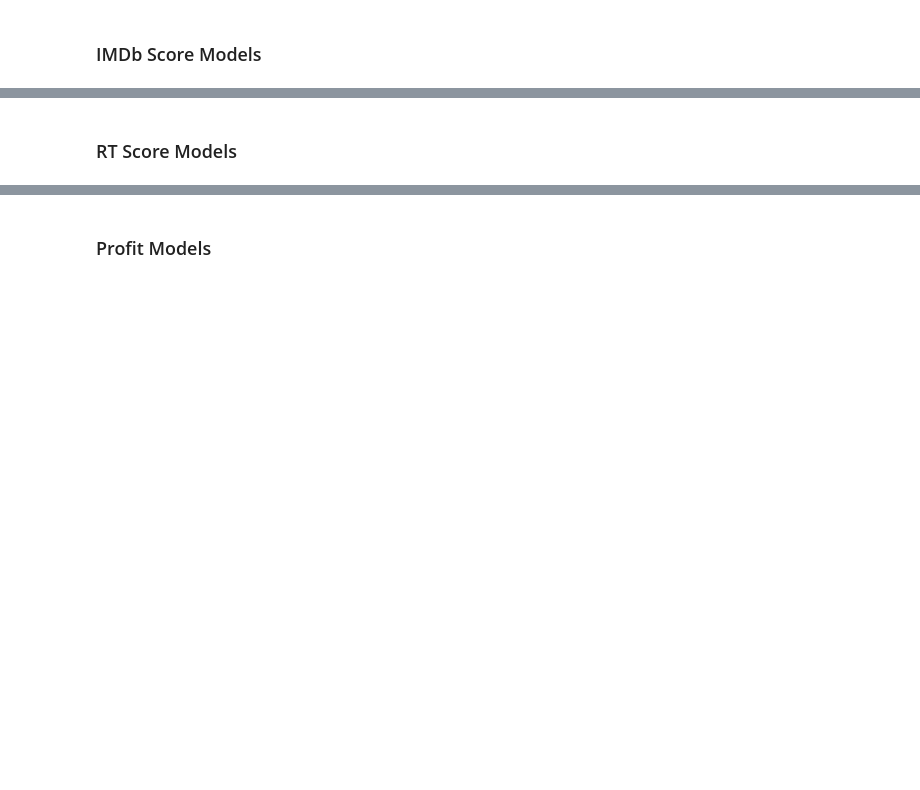
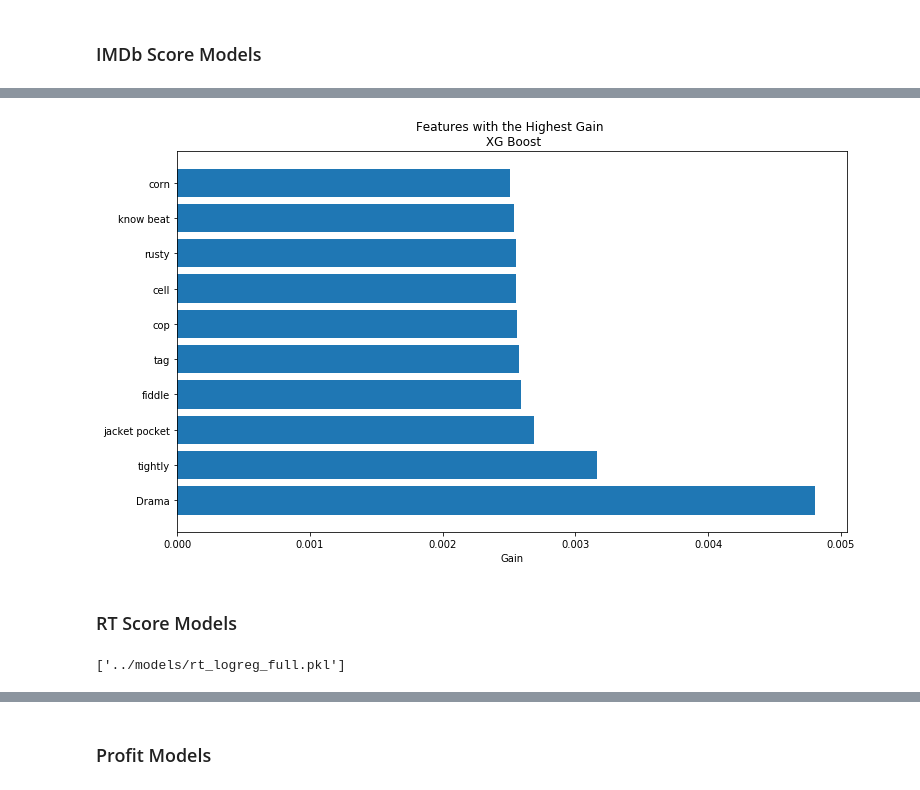
Before and after one commit to lougeo/NLP_Movie_Scripts, a Jupyter notebook: Notebooks/Model_Predict.ipynb, the cells around one changed output, grey strips where cells are left out. Drawn from its saved outputs; the diff is of its cells as text; code cells hidden in the pictures; blank space fills up the shorter version.

```diff
--- a/Notebooks/Model_Predict.ipynb
+++ b/Notebooks/Model_Predict.ipynb
@@ -109,18 +175,22 @@ joblib.dump(logreg, '../models/imdb_xgbc_full.pkl')
 # %%
-xg_coefs = pd.DataFrame({'Coef':X_train_tfidf.columns,
-                         'Value':xgbc.feature_importances_})
+xg_coefs = pd.DataFrame({'Coef':X_merged.columns,
+                         'Value':xgbc_imdb.feature_importances_})
 xg_t10 = xg_coefs.sort_values(by='Value', ascending=False).head(10)
 
 plt.figure(figsize=(12,7))
 plt.barh(xg_t10['Coef'], abs(xg_t10['Value']))
 plt.title("Features with the Highest Gain \n XG Boost")
 plt.xlabel("Gain")
 plt.savefig(f"../plots/imdb_xgbc_full.png");
+# %% [output]
+[figure, added]
 # %% [markdown]
 ### RT Score Models
 # %%
-logreg = LogisticRegression(C=1.0,
-                            penalty='l1').fit(X_merged, y_rt)
-joblib.dump(logreg, '../models/rt_logreg_full.pkl')
+logreg_rt = LogisticRegression(C=1.0,
+                               penalty='l1').fit(X_merged, y_rt)
+joblib.dump(logreg_rt, '../models/rt_logreg_full.pkl')
+# %% [output]
+['../models/rt_logreg_full.pkl']
 # %%
 lr_coefs = pd.DataFrame({'Coef':X_merged.columns,
```
Also changed, not shown: parts of 20 cells of this notebook, 2 other files.
